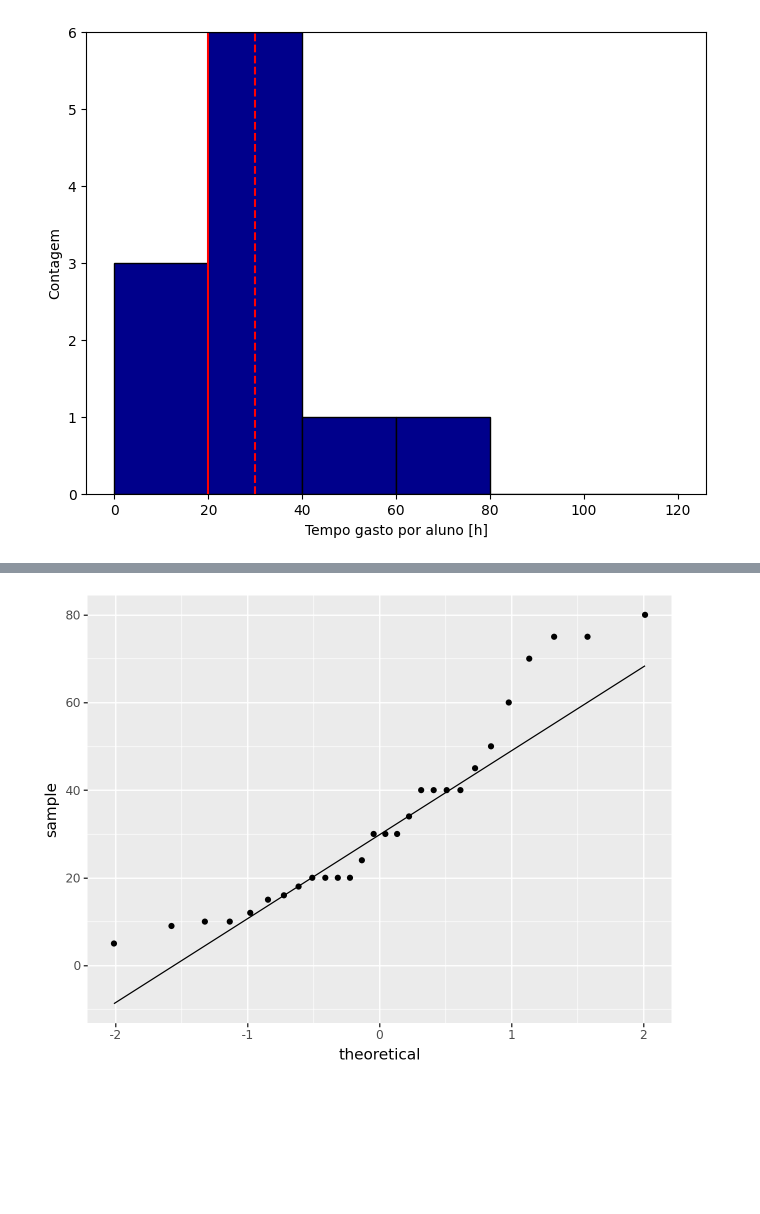
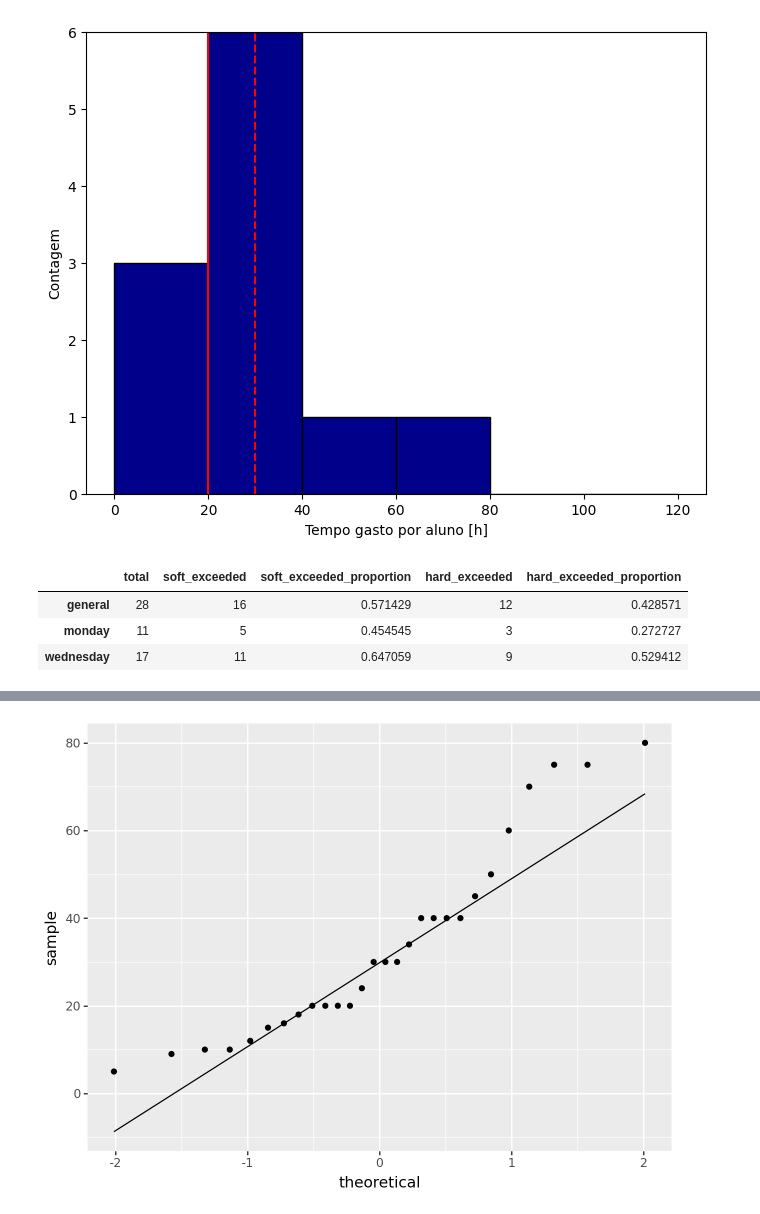
Before and after one commit to henriqueedu2001/pcs3635-health-research-data-analysis, a Jupyter notebook: analisys.ipynb, the cells around one changed output, grey strips where cells are left out. Drawn from its saved outputs; the diff is of its cells as text; code cells hidden in the pictures; blank space fills up the shorter version.

```diff
--- a/analisys.ipynb
+++ b/analisys.ipynb
@@ -825,0 +799,44 @@ print(f'wednesday: ({PA_2_wednesday_ci_low}, {PA_2_wednesday_ci_high})')
+# %%
+PA_4_soft_exceeded = PA_4[PA_4 > PA_4_expected_hours].size
+PA_4_hard_exceeded = PA_4[PA_4 > PA_4_expected_hours + PA_4_expected_hours_safety_margin].size
+
+PA_4_monday_soft_exceeded = PA_4_monday[PA_4_monday > PA_4_expected_hours].size
+PA_4_monday_hard_exceeded = PA_4_monday[PA_4_monday > PA_4_expected_hours + PA_4_expected_hours_safety_margin].size
+
+PA_4_wednesday_soft_exceeded = PA_4_wednesday[PA_4_wednesday > PA_4_expected_hours].size
+PA_4_wednesday_hard_exceeded = PA_4_wednesday[PA_4_wednesday > PA_4_expected_hours + PA_4_expected_hours_safety_margin].size
+
+PA_4_indexes = ['general', 'monday', 'wednesday']
+
+PA_4_resume_data = [
+    {
+        'total': PA_4.size,
+        'soft_exceeded': PA_4_soft_exceeded,
+        'soft_exceeded_proportion': PA_4_soft_exceeded/PA_4.size,
+        'hard_exceeded': PA_4_hard_exceeded,
+        'hard_exceeded_proportion': PA_4_hard_exceeded/PA_4.size
+    },
+    {
+        'total': PA_4_monday.size,
+        'soft_exceeded': PA_4_monday_soft_exceeded,
+        'soft_exceeded_proportion': PA_4_monday_soft_exceeded/PA_4_monday.size,
+        'hard_exceeded': PA_4_monday_hard_exceeded,
+        'hard_exceeded_proportion': PA_4_monday_hard_exceeded/PA_4_monday.size
+    },
+    {
+        'total': PA_4_wednesday.size,
+        'soft_exceeded': PA_4_wednesday_soft_exceeded,
+        'soft_exceeded_proportion': PA_4_wednesday_soft_exceeded/PA_4_wednesday.size,
+        'hard_exceeded': PA_4_wednesday_hard_exceeded,
+        'hard_exceeded_proportion': PA_4_wednesday_hard_exceeded/PA_4_wednesday.size
+    },
+]
+
+
+PA_4_resume_data_table = pd.DataFrame(PA_4_resume_data, index=PA_4_indexes)
+PA_4_resume_data_table
+# %% [output]
+|  | total | soft_exceeded | soft_exceeded_proportion | hard_exceeded | hard_exceeded_proportion |
+| general | 28 | 16 | 0.571429 | 12 | 0.428571 |
+| monday | 11 | 5 | 0.454545 | 3 | 0.272727 |
+| wednesday | 17 | 11 | 0.647059 | 9 | 0.529412 |
```
Also changed, not shown: parts of 3 cells of this notebook.
